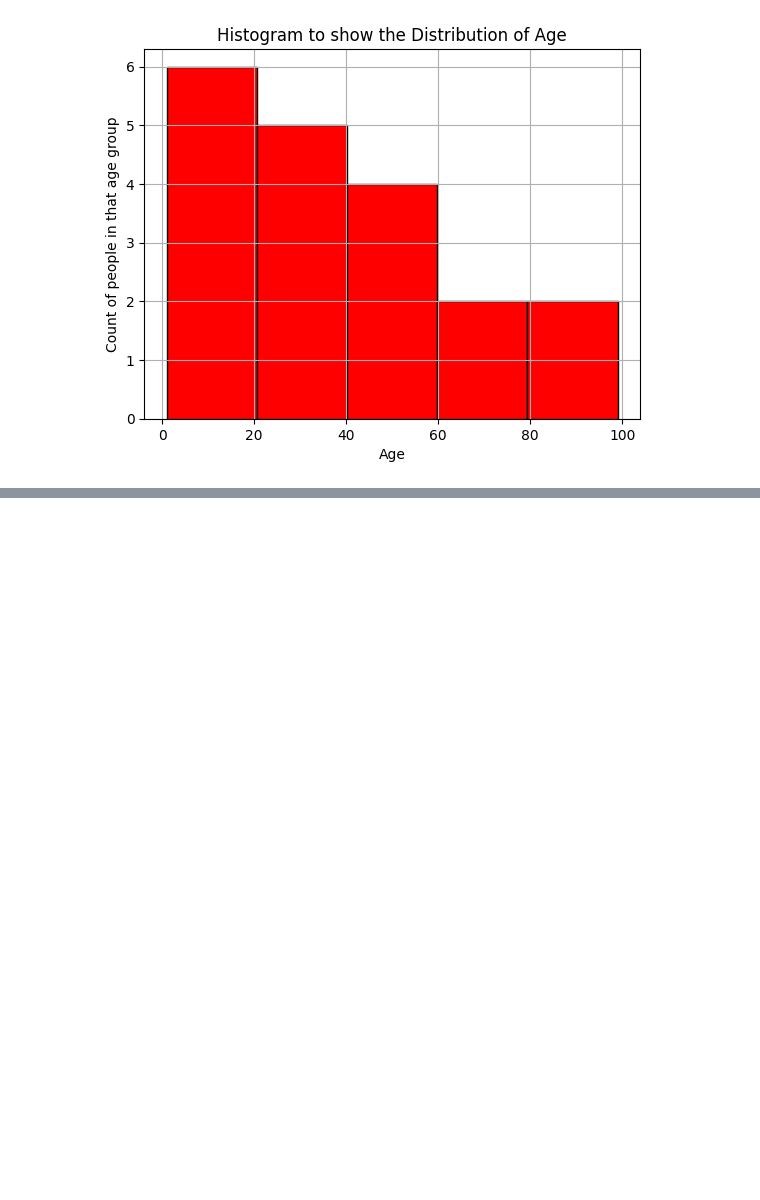
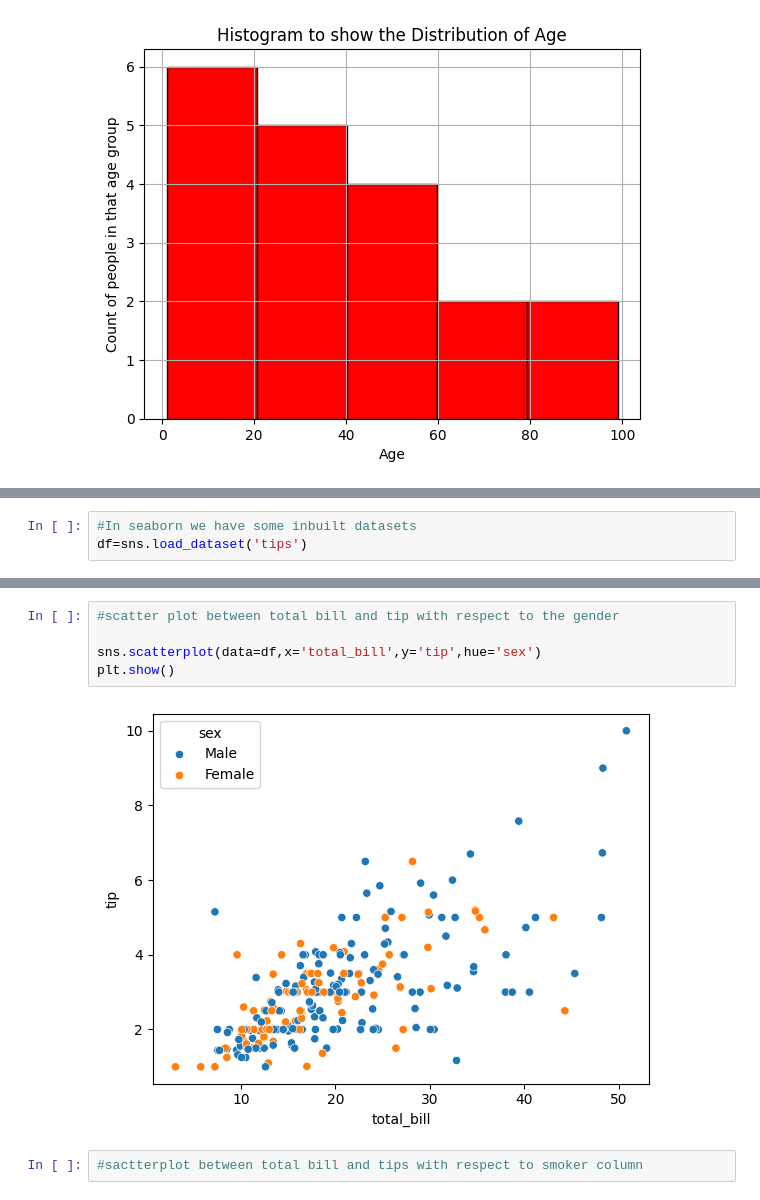
Before and after one commit to HarshaPriya03/PythonLearning, a Jupyter notebook: Visualisation_25_01_2026.ipynb, the cells around one changed output, grey strips where cells are left out. Drawn from its saved outputs; the diff is of its cells as text; blank space fills up the shorter version.

```diff
--- a/Visualisation_25_01_2026.ipynb
+++ b/Visualisation_25_01_2026.ipynb
@@ -268,0 +319,3 @@ plt.show()
+# %%
+#In seaborn we have some inbuilt datasets
+df=sns.load_dataset('tips')
@@ -268,0 +341,9 @@ plt.show()
+# %%
+#scatter plot between total bill and tip with respect to the gender
+
+sns.scatterplot(data=df,x='total_bill',y='tip',hue='sex')
+plt.show()
+# %% [output]
+[figure, added]
+# %%
+#sactterplot between total bill and tips with respect to smoker column
```
Also changed, not shown: parts of 40 cells of this notebook.
